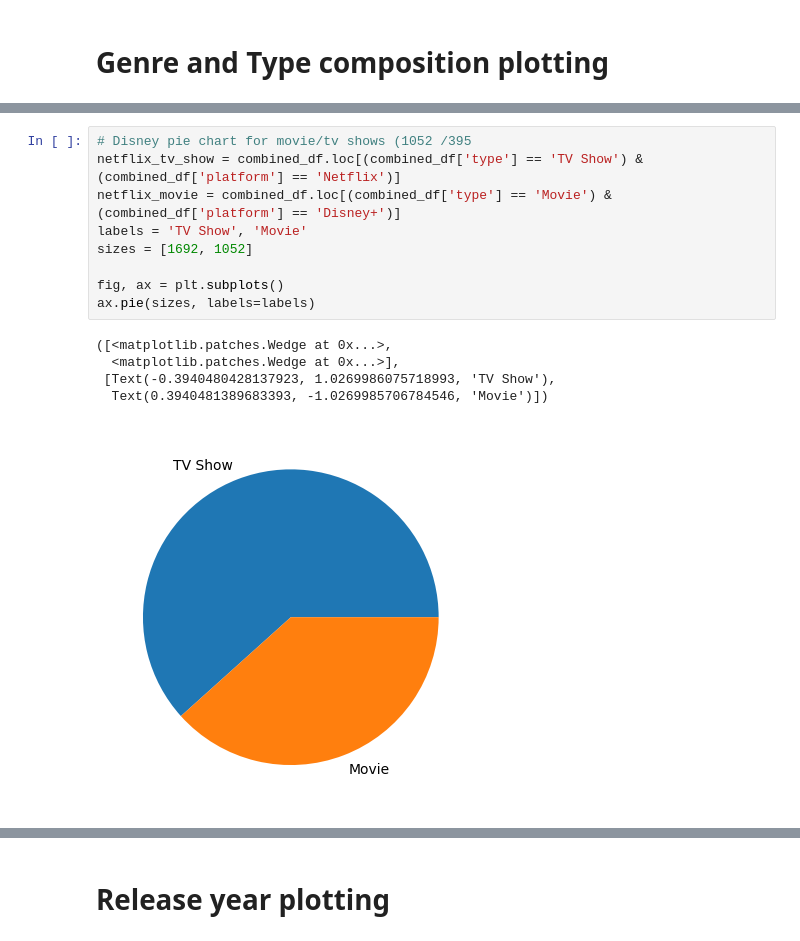
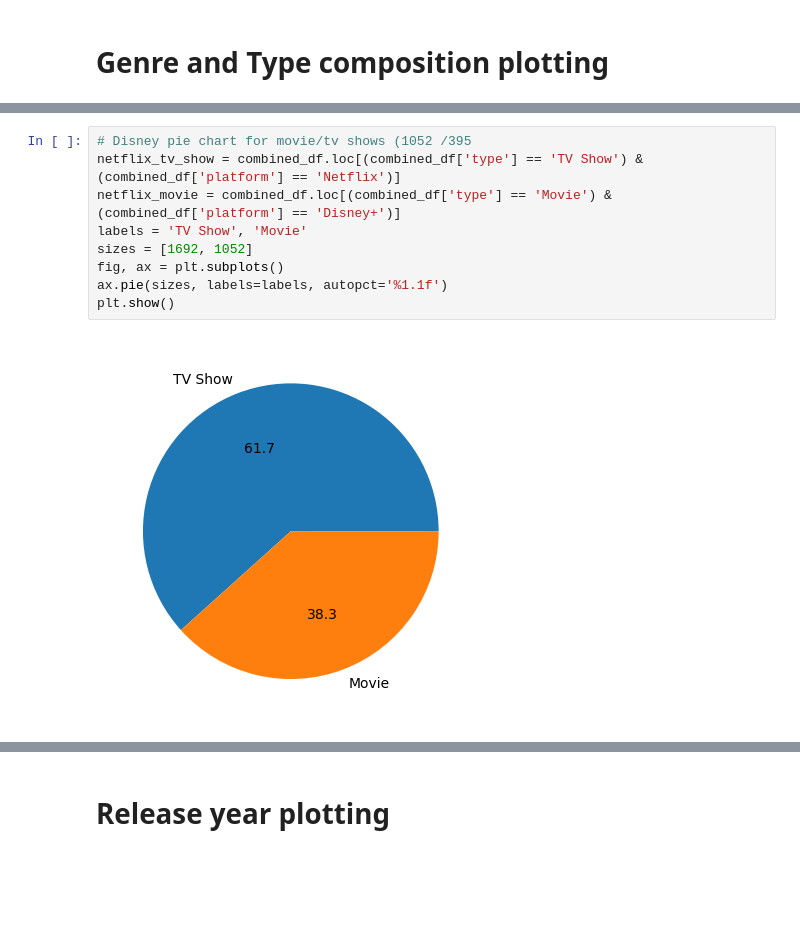
Before and after one commit to gfoley15/netflixandchill, a Jupyter notebook: notebook/netflixandchill.ipynb, the cells around one changed output, grey strips where cells are left out. Drawn from its saved outputs; the diff is of its cells as text; blank space fills up the shorter version.

```diff
--- a/notebook/netflixandchill.ipynb
+++ b/notebook/netflixandchill.ipynb
@@ -191,18 +187,14 @@ ax.pie(sizes, labels=labels)
 # %%
 # Disney pie chart for movie/tv shows (1052 /395
 netflix_tv_show = combined_df.loc[(combined_df['type'] == 'TV Show') & (combined_df['platform'] == 'Netflix')]
 netflix_movie = combined_df.loc[(combined_df['type'] == 'Movie') & (combined_df['platform'] == 'Disney+')]
 labels = 'TV Show', 'Movie'
 sizes = [1692, 1052]
-
 fig, ax = plt.subplots()
-ax.pie(sizes, labels=labels)
+ax.pie(sizes, labels=labels, autopct='%1.1f')
+plt.show()
 # %% [output]
-([<matplotlib.patches.Wedge at 0x...>,
-  <matplotlib.patches.Wedge at 0x...>],
- [Text(-0.3940480428137923, 1.0269986075718993, 'TV Show'),
-  Text(0.3940481389683393, -1.0269985706784546, 'Movie')])
-[figure, old version]
+[figure, new version]
 # %%
 # Netflix bar chart for primary genre counts
 netflix_bar_chart = combined_df.loc[combined_df['platform'] == 'Netflix']
```
Also changed, not shown: parts of 3 cells of this notebook.
